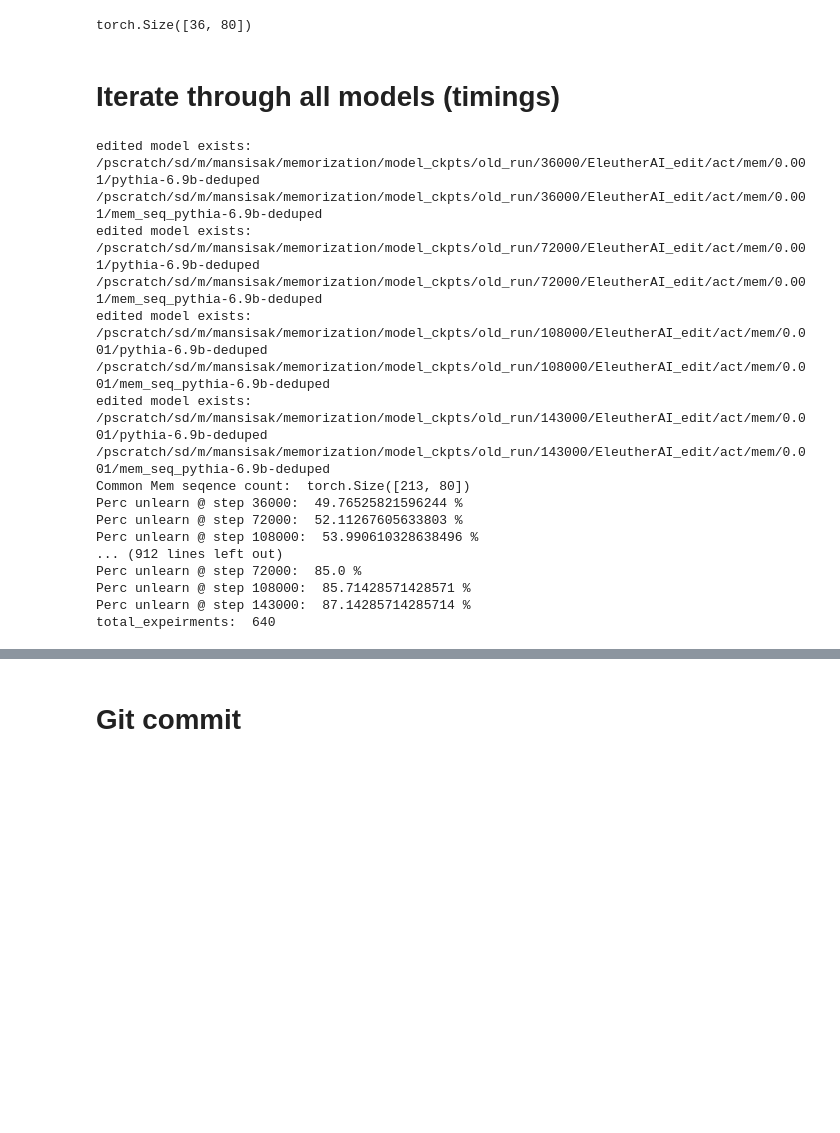
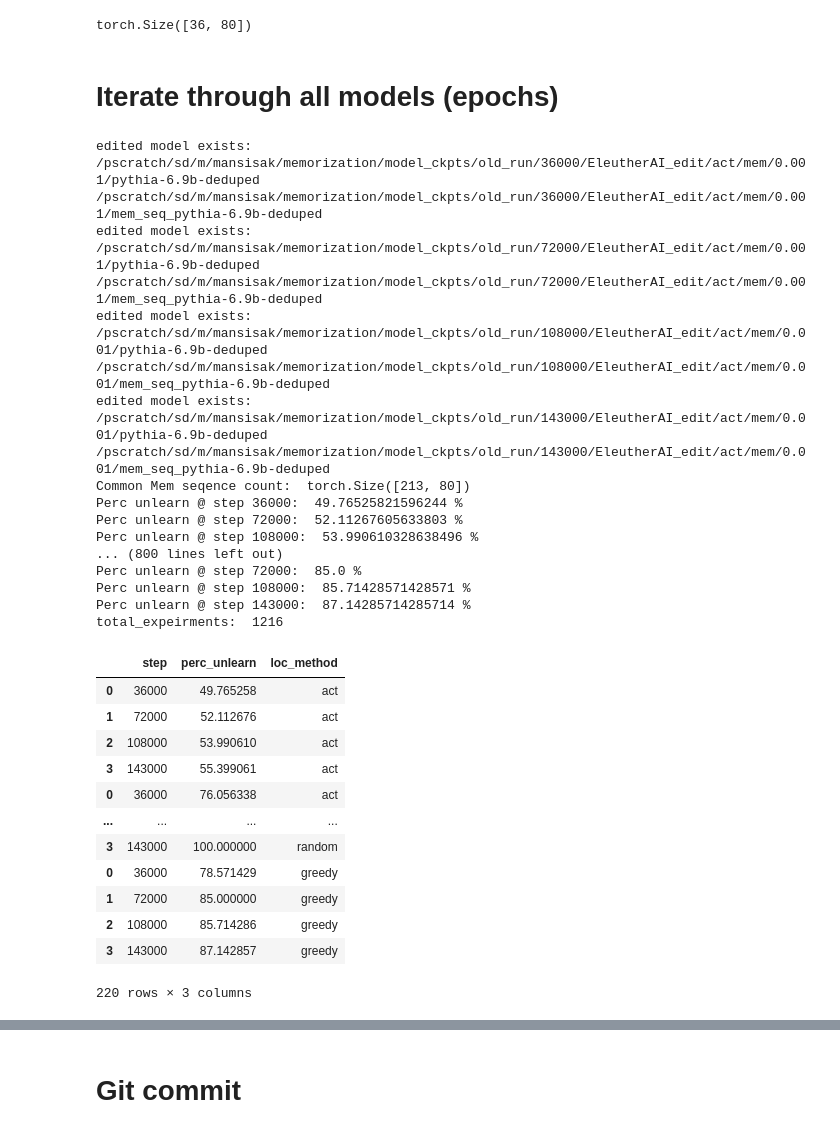
Before and after one commit to msakarvadia/memorization, a Jupyter notebook: figs/pythia_unlearning_results.ipynb, the cells around one changed output, grey strips where cells are left out. Drawn from its saved outputs; the diff is of its cells as text; code cells hidden in the pictures; blank space fills up the shorter version.

```diff
--- a/figs/pythia_unlearning_results.ipynb
+++ b/figs/pythia_unlearning_results.ipynb
@@ -485,10 +508,18 @@ def check_overlap(seq_after, common_seqs, steps=steps):
 
     print("Common Mem seqence count: ", common_seqs.shape)
 
+    perc_unlearns = {
+        "step":[],
+        "perc_unlearn":[]
+
+    }
     for i in range(len(steps)):
         step = steps[i]
         #print("# of not unlearned seqences: ", not_unlearn_set_over_time[i].shape)
-        print(f"Perc unlearn @ step {step}: ", 100 * (common_seqs.shape[0] - not_unlearn_set_over_time[i].shape[0])/ common_seqs.shape[0], "%")
+        perc_unlearn = 100 * (common_seqs.shape[0] - not_unlearn_set_over_time[i].shape[0])/ common_seqs.shape[0]
+        print(f"Perc unlearn @ step {step}: ", perc_unlearn, "%")
+        perc_unlearns["step"].append(step)
+        perc_unlearns["perc_unlearn"].append(perc_unlearn)
 
-    return not_unlearn_set_over_time # we wnat to know how many of these sequenes were unlearned overtime
+    return pd.DataFrame.from_dict(perc_unlearns) # we wnat to know how many of these sequenes were unlearned overtime
 # %%
@@ -508,10 +544,11 @@ not_unlearn_set_over_time[0].shape
 # %% [output]
 torch.Size([36, 80])
 # %% [markdown]
-# Iterate through all models (timings)
+# Iterate through all models (epochs)
 # %%
 def print_edited_model_paths(parent_path):
     list_of_models = []
+    dfs = []
 
     total_exp = 0
     for model_name in ["pythia-6.9b-deduped", "pythia-2.8b-deduped"]:
@@ -526,7 +563,7 @@ def print_edited_model_paths(parent_path):
             "random_greedy",
             "greedy",
         ]:
-            for ratio in [0.00001, 0.0001, 0.001, 0.01, 0.05, 0.1, 0.25, 0.3]:
+            for ratio in [0.00001, 0.0001, 0.001, 0.01, 0.05, 0.1, 0.25, 0.3, 0.5, 0.8]:
                 seq_before = []
                 seq_after = []
                 steps = [36000, 72000, 108000, 143000]
@@ -563,7 +600,7 @@ def print_edited_model_paths(parent_path):
                                 f"{result_path}/{epochs}/1000/0.1/0.1/mem_seq_{model_name}"
                             )
 
-                    if loc_method in ["random", "random_greedy"]:
+                    if loc_method in ["random"]:
                         for epochs in [1, 10, 20]:
                             total_exp += 1
                             model_path = (
@@ -572,6 +609,18 @@ def print_edited_model_paths(parent_path):
                             mem_seq_path = (
                                 f"{result_path}/{epochs}/0.1/0.9/0.0005/mem_seq_{model_name}"
                             )
+
+                    if loc_method in ["random_greedy"]:
+                        for epochs in [1, 10, 20]:
+                            for loss_weight in [0.9, 0.7, 0.5,]:
+                                total_exp += 1
+                                model_path = (
+                                    f"{result_path}/{epochs}/0.1/0.9/0.0005/{loss_weight}/{model_name}"
+                                )
+                                mem_seq_path = (
+                                    f"{result_path}/{epochs}/0.1/0.9/0.0005/{loss_weight}/mem_seq_{model_name}"
+                                )
+
                     if os.path.isfile(model_path):
                         print("edited model exists:", model_path)
                         print(mem_seq_path)
@@ -593,17 +642,20 @@ def print_edited_model_paths(parent_path):
                     else:
                         print("edited model doesn't exist yet: ", model_path)
 
+
                 if len(seq_before) == len(steps):
                     common_seqs = get_common_mem_seq_at_all_time(seq_before)
-                    not_unlearn_set_over_time = check_overlap(seq_after, common_seqs)
+                    df = check_overlap(seq_after, common_seqs)
+                    df.loc[:,"loc_method"] = loc_method
+                    dfs.append(df)
 
 
     print("total_expeirments: ", total_exp)
-    return list_of_models
+    return list_of_models, pd.concat(dfs)
 
 parent_path = "/pscratch/sd/m/mansisak/memorization/model_ckpts/old_run/"
 
-list_of_models = print_edited_model_paths(parent_path)
+list_of_models, df = print_edited_model_paths(parent_path)
 # %% [output]
 edited model exists: /pscratch/sd/m/mansisak/memorization/model_ckpts/old_run/36000/EleutherAI_edit/act/mem/0.001/pythia-6.9b-deduped
 /pscratch/sd/m/mansisak/memorization/model_ckpts/old_run/36000/EleutherAI_edit/act/mem/0.001/mem_seq_pythia-6.9b-deduped
@@ -617,8 +669,24 @@ Common Mem seqence count:  torch.Size([213, 80])
 Perc unlearn @ step 36000:  49.76525821596244 %
 Perc unlearn @ step 72000:  52.11267605633803 %
 Perc unlearn @ step 108000:  53.990610328638496 %
-... (912 lines left out)
+... (800 lines left out)
 Perc unlearn @ step 72000:  85.0 %
 Perc unlearn @ step 108000:  85.71428571428571 %
 Perc unlearn @ step 143000:  87.14285714285714 %
-total_expeirments:  640
+total_expeirments:  1216
+# %%
+df
+# %% [output]
+|  | step | perc_unlearn | loc_method |
+| 0 | 36000 | 49.765258 | act |
+| 1 | 72000 | 52.112676 | act |
+| 2 | 108000 | 53.990610 | act |
+| 3 | 143000 | 55.399061 | act |
+| 0 | 36000 | 76.056338 | act |
+| ... | ... | ... | ... |
+| 3 | 143000 | 100.000000 | random |
+| 0 | 36000 | 78.571429 | greedy |
+| 1 | 72000 | 85.000000 | greedy |
+| 2 | 108000 | 85.714286 | greedy |
+| 3 | 143000 | 87.142857 | greedy |
+220 rows × 3 columns
```
Also changed, not shown: parts of 7 cells of this notebook, 2 other files.
